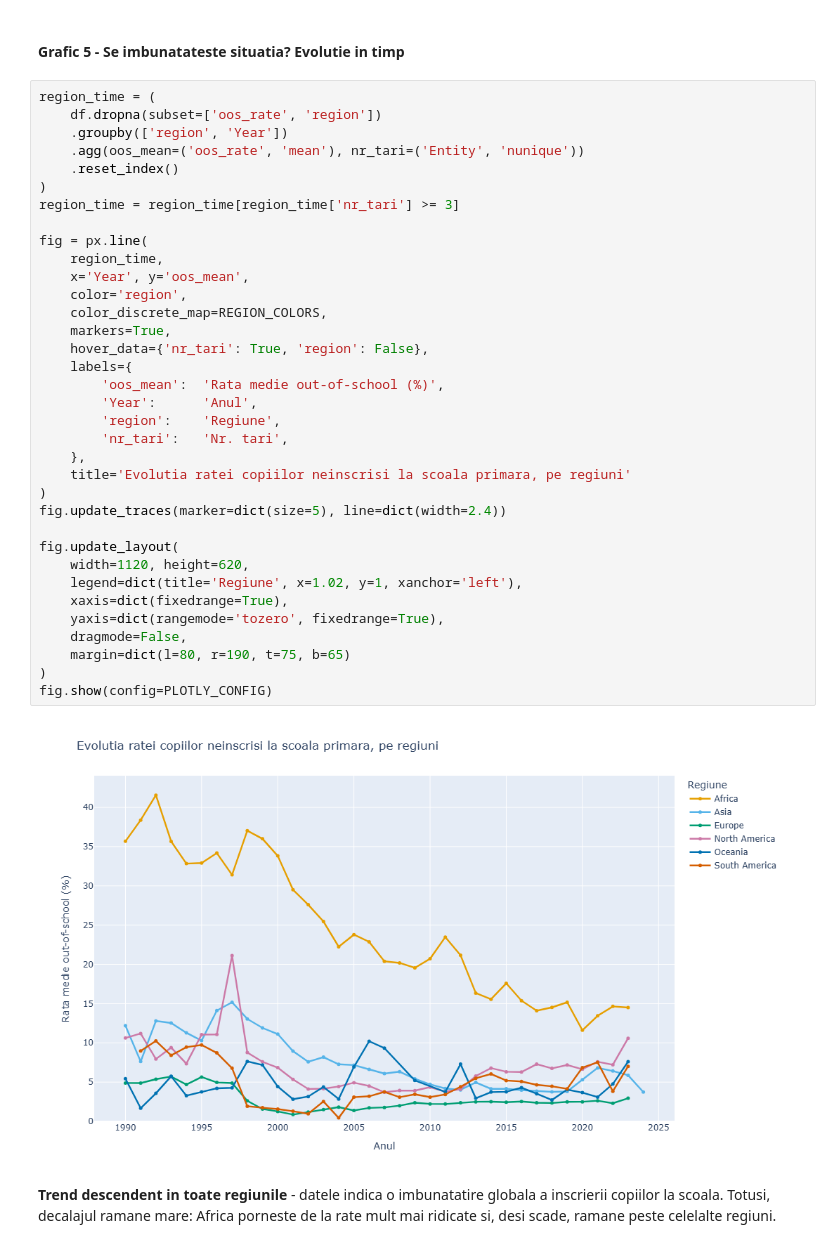
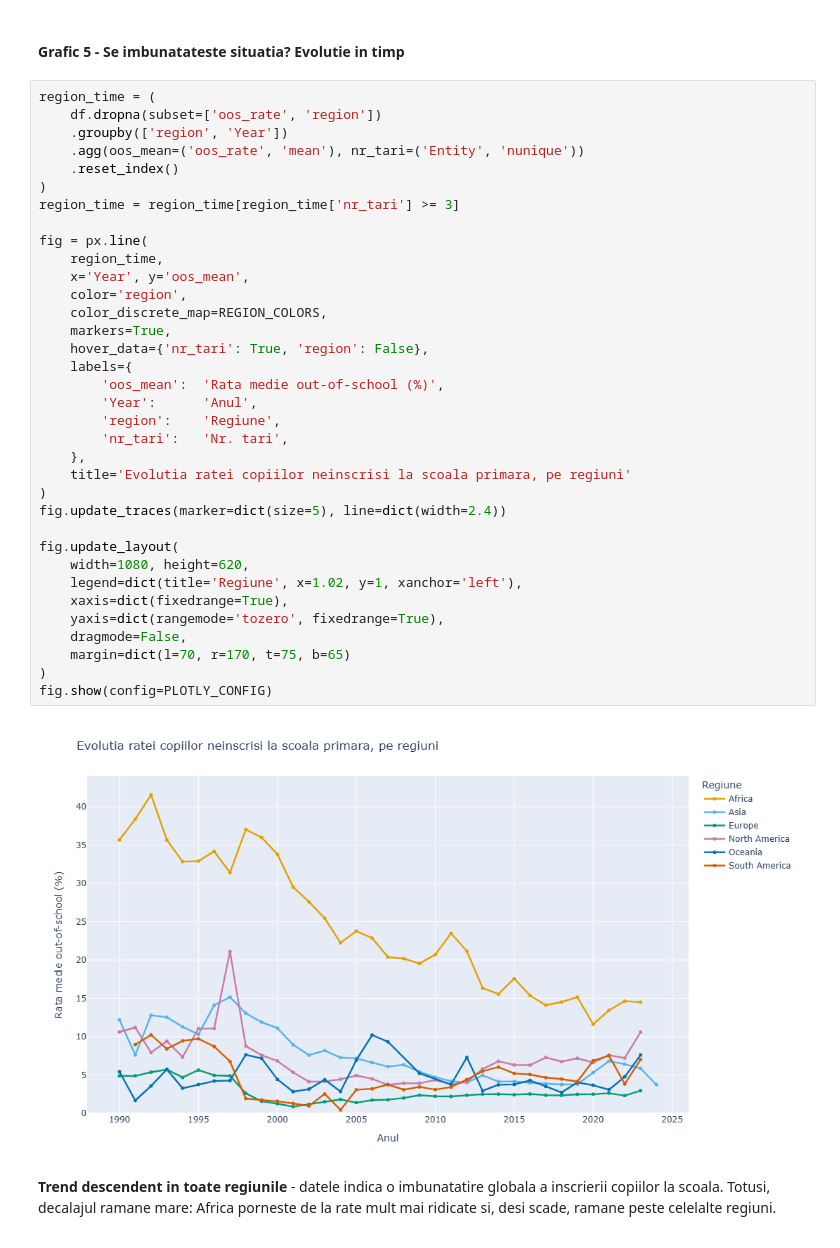
Before and after one commit to danielw98/primary-school-oos-gdp-analysis, a Jupyter notebook: proiect_pvdp.ipynb, the cells around one changed output. Drawn from its saved outputs; the diff is of its cells as text.

```diff
--- a/proiect_pvdp.ipynb
+++ b/proiect_pvdp.ipynb
@@ -541,36 +543,36 @@ region_time = (
     .agg(oos_mean=('oos_rate', 'mean'), nr_tari=('Entity', 'nunique'))
     .reset_index()
 )
 region_time = region_time[region_time['nr_tari'] >= 3]
 
 fig = px.line(
     region_time,
     x='Year', y='oos_mean',
     color='region',
     color_discrete_map=REGION_COLORS,
     markers=True,
     hover_data={'nr_tari': True, 'region': False},
     labels={
         'oos_mean':  'Rata medie out-of-school (%)',
         'Year':      'Anul',
         'region':    'Regiune',
         'nr_tari':   'Nr. tari',
     },
     title='Evolutia ratei copiilor neinscrisi la scoala primara, pe regiuni'
 )
 fig.update_traces(marker=dict(size=5), line=dict(width=2.4))
 
 fig.update_layout(
-    width=1120, height=620,
+    width=1080, height=620,
     legend=dict(title='Regiune', x=1.02, y=1, xanchor='left'),
     xaxis=dict(fixedrange=True),
     yaxis=dict(rangemode='tozero', fixedrange=True),
     dragmode=False,
-    margin=dict(l=80, r=190, t=75, b=65)
+    margin=dict(l=70, r=170, t=75, b=65)
 )
 fig.show(config=PLOTLY_CONFIG)
 # %% [output]
-[figure, old version]
+[figure, new version]
 # %% [markdown]
 **Trend descendent in toate regiunile** - datele indica o imbunatatire globala a inscrierii copiilor la scoala. Totusi, decalajul ramane mare: Africa porneste de la rate mult mai ridicate si, desi scade, ramane peste celelalte regiuni.
 # %% [markdown]
```
Also changed, not shown: parts of 4 cells of this notebook, 12 other files.
